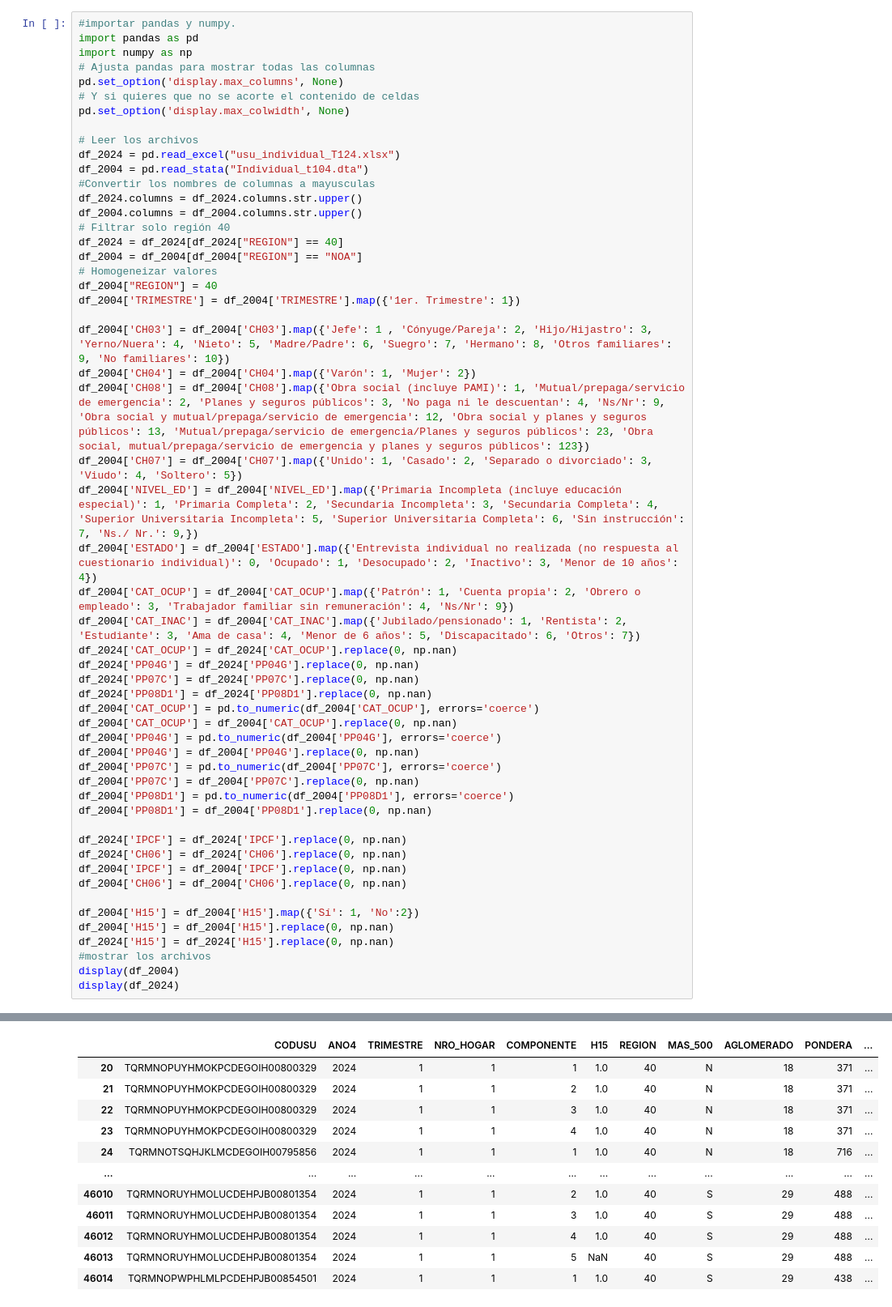
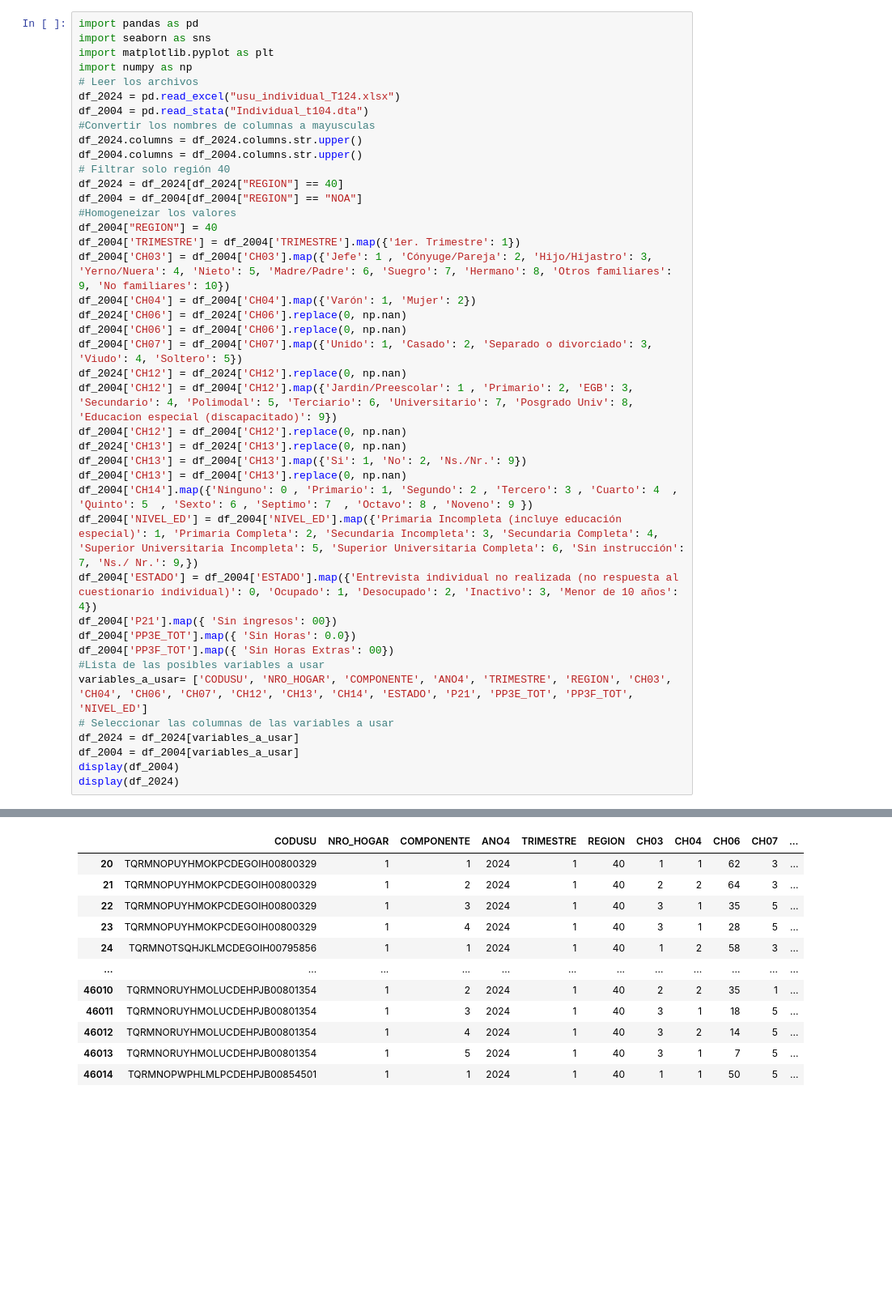
Before and after one commit to LucaDadderio0/-BigDataUBA-Grup10, a Jupyter notebook: TP3/Big_Data_TP3_Grupo10.ipynb, the cells around one changed output, grey strips where cells are left out. Shown at 81% size. Saved outputs shown, nothing was run; the diff lists cells and outputs as text; blank space fills up the shorter version.

```diff
--- a/TP3/Big_Data_TP3_Grupo10.ipynb
+++ b/TP3/Big_Data_TP3_Grupo10.ipynb
@@ -1,12 +1,8 @@
 # %%
-#importar pandas y numpy.
 import pandas as pd
+import seaborn as sns
+import matplotlib.pyplot as plt
 import numpy as np
-# Ajusta pandas para mostrar todas las columnas
-pd.set_option('display.max_columns', None)
-# Y si quieres que no se acorte el contenido de celdas
-pd.set_option('display.max_colwidth', None)
-
 # Leer los archivos
 df_2024 = pd.read_excel("usu_individual_T124.xlsx")
 df_2004 = pd.read_stata("Individual_t104.dta")
@@ -16,40 +12,31 @@ df_2004.columns = df_2004.columns.str.upper()
 # Filtrar solo región 40
 df_2024 = df_2024[df_2024["REGION"] == 40]
 df_2004 = df_2004[df_2004["REGION"] == "NOA"]
-# Homogeneizar valores
+#Homogeneizar los valores
 df_2004["REGION"] = 40
 df_2004['TRIMESTRE'] = df_2004['TRIMESTRE'].map({'1er. Trimestre': 1})
-
 df_2004['CH03'] = df_2004['CH03'].map({'Jefe': 1 , 'Cónyuge/Pareja': 2, 'Hijo/Hijastro': 3, 'Yerno/Nuera': 4, 'Nieto': 5, 'Madre/Padre': 6, 'Suegro': 7, 'Hermano': 8, 'Otros familiares': 9, 'No familiares': 10})
 df_2004['CH04'] = df_2004['CH04'].map({'Varón': 1, 'Mujer': 2})
-df_2004['CH08'] = df_2004['CH08'].map({'Obra social (incluye PAMI)': 1, 'Mutual/prepaga/servicio de emergencia': 2, 'Planes y seguros públicos': 3, 'No paga ni le descuentan': 4, 'Ns/Nr': 9, 'Obra social y mutual/prepaga/servicio de emergencia': 12, 'Obra social y planes y seguros públicos': 13, 'Mutual/prepaga/servicio de emergencia/Planes y seguros públicos': 23, 'Obra social, mutual/prepaga/servicio de emergencia y planes y seguros públicos': 123})
+df_2024['CH06'] = df_2024['CH06'].replace(0, np.nan)
+df_2004['CH06'] = df_2004['CH06'].replace(0, np.nan)
 df_2004['CH07'] = df_2004['CH07'].map({'Unido': 1, 'Casado': 2, 'Separado o divorciado': 3, 'Viudo': 4, 'Soltero': 5})
+df_2024['CH12'] = df_2024['CH12'].replace(0, np.nan)
+df_2004['CH12'] = df_2004['CH12'].map({'Jardin/Preescolar': 1 , 'Primario': 2, 'EGB': 3, 'Secundario': 4, 'Polimodal': 5, 'Terciario': 6, 'Universitario': 7, 'Posgrado Univ': 8, 'Educacion especial (discapacitado)': 9})
+df_2004['CH12'] = df_2004['CH12'].replace(0, np.nan)
+df_2024['CH13'] = df_2024['CH13'].replace(0, np.nan)
+df_2004['CH13'] = df_2004['CH13'].map({'Si': 1, 'No': 2, 'Ns./Nr.': 9})
+df_2004['CH13'] = df_2004['CH13'].replace(0, np.nan)
+df_2004['CH14'].map({'Ninguno': 0 , 'Primario': 1, 'Segundo': 2 , 'Tercero': 3 , 'Cuarto': 4  , 'Quinto': 5  , 'Sexto': 6 , 'Septimo': 7  , 'Octavo': 8 , 'Noveno': 9 })
 df_2004['NIVEL_ED'] = df_2004['NIVEL_ED'].map({'Primaria Incompleta (incluye educación especial)': 1, 'Primaria Completa': 2, 'Secundaria Incompleta': 3, 'Secundaria Completa': 4, 'Superior Universitaria Incompleta': 5, 'Superior Universitaria Completa': 6, 'Sin instrucción': 7, 'Ns./ Nr.': 9,})
 df_2004['ESTADO'] = df_2004['ESTADO'].map({'Entrevista individual no realizada (no respuesta al cuestionario individual)': 0, 'Ocupado': 1, 'Desocupado': 2, 'Inactivo': 3, 'Menor de 10 años': 4})
-df_2004['CAT_OCUP'] = df_2004['CAT_OCUP'].map({'Patrón': 1, 'Cuenta propia': 2, 'Obrero o empleado': 3, 'Trabajador familiar sin remuneración': 4, 'Ns/Nr': 9})
-df_2004['CAT_INAC'] = df_2004['CAT_INAC'].map({'Jubilado/pensionado': 1, 'Rentista': 2, 'Estudiante': 3, 'Ama de casa': 4, 'Menor de 6 años': 5, 'Discapacitado': 6, 'Otros': 7})
-df_2024['CAT_OCUP'] = df_2024['CAT_OCUP'].replace(0, np.nan)
-df_2024['PP04G'] = df_2024['PP04G'].replace(0, np.nan)
-df_2024['PP07C'] = df_2024['PP07C'].replace(0, np.nan)
-df_2024['PP08D1'] = df_2024['PP08D1'].replace(0, np.nan)
-df_2004['CAT_OCUP'] = pd.to_numeric(df_2004['CAT_OCUP'], errors='coerce')
-df_2004['CAT_OCUP'] = df_2004['CAT_OCUP'].replace(0, np.nan)
-df_2004['PP04G'] = pd.to_numeric(df_2004['PP04G'], errors='coerce')
-df_2004['PP04G'] = df_2004['PP04G'].replace(0, np.nan)
-df_2004['PP07C'] = pd.to_numeric(df_2004['PP07C'], errors='coerce')
-df_2004['PP07C'] = df_2004['PP07C'].replace(0, np.nan)
-df_2004['PP08D1'] = pd.to_numeric(df_2004['PP08D1'], errors='coerce')
-df_2004['PP08D1'] = df_2004['PP08D1'].replace(0, np.nan)
-
-df_2024['IPCF'] = df_2024['IPCF'].replace(0, np.nan)
-df_2024['CH06'] = df_2024['CH06'].replace(0, np.nan)
-df_2004['IPCF'] = df_2004['IPCF'].replace(0, np.nan)
-df_2004['CH06'] = df_2004['CH06'].replace(0, np.nan)
-
-df_2004['H15'] = df_2004['H15'].map({'Sí': 1, 'No':2})
-df_2004['H15'] = df_2004['H15'].replace(0, np.nan)
-df_2024['H15'] = df_2024['H15'].replace(0, np.nan)
-#mostrar los archivos
+df_2004['P21'].map({ 'Sin ingresos': 00})
+df_2004['PP3E_TOT'].map({ 'Sin Horas': 0.0})
+df_2004['PP3F_TOT'].map({ 'Sin Horas Extras': 00})
+#Lista de las posibles variables a usar
+variables_a_usar= ['CODUSU', 'NRO_HOGAR', 'COMPONENTE', 'ANO4', 'TRIMESTRE', 'REGION', 'CH03', 'CH04', 'CH06', 'CH07', 'CH12', 'CH13', 'CH14', 'ESTADO', 'P21', 'PP3E_TOT', 'PP3F_TOT', 'NIVEL_ED']
+# Seleccionar las columnas de las variables a usar
+df_2024 = df_2024[variables_a_usar]
+df_2004 = df_2004[variables_a_usar]
 display(df_2004)
 display(df_2024)
 # %% [output]
@@ -69,12 +56,12 @@ display(df_2024)
-|  | CODUSU | ANO4 | TRIMESTRE | NRO_HOGAR | COMPONENTE | H15 | REGION | MAS_500 | AGLOMERADO | PONDERA | ... |
-| 20 | TQRMNOPUYHMOKPCDEGOIH00800329 | 2024 | 1 | 1 | 1 | 1.0 | 40 | N | 18 | 371 | ... |
-| 21 | TQRMNOPUYHMOKPCDEGOIH00800329 | 2024 | 1 | 1 | 2 | 1.0 | 40 | N | 18 | 371 | ... |
-| 22 | TQRMNOPUYHMOKPCDEGOIH00800329 | 2024 | 1 | 1 | 3 | 1.0 | 40 | N | 18 | 371 | ... |
-| 23 | TQRMNOPUYHMOKPCDEGOIH00800329 | 2024 | 1 | 1 | 4 | 1.0 | 40 | N | 18 | 371 | ... |
-| 24 | TQRMNOTSQHJKLMCDEGOIH00795856 | 2024 | 1 | 1 | 1 | 1.0 | 40 | N | 18 | 716 | ... |
+|  | CODUSU | NRO_HOGAR | COMPONENTE | ANO4 | TRIMESTRE | REGION | CH03 | CH04 | CH06 | CH07 | ... |
+| 20 | TQRMNOPUYHMOKPCDEGOIH00800329 | 1 | 1 | 2024 | 1 | 40 | 1 | 1 | 62 | 3 | ... |
+| 21 | TQRMNOPUYHMOKPCDEGOIH00800329 | 1 | 2 | 2024 | 1 | 40 | 2 | 2 | 64 | 3 | ... |
+| 22 | TQRMNOPUYHMOKPCDEGOIH00800329 | 1 | 3 | 2024 | 1 | 40 | 3 | 1 | 35 | 5 | ... |
+| 23 | TQRMNOPUYHMOKPCDEGOIH00800329 | 1 | 4 | 2024 | 1 | 40 | 3 | 1 | 28 | 5 | ... |
+| 24 | TQRMNOTSQHJKLMCDEGOIH00795856 | 1 | 1 | 2024 | 1 | 40 | 1 | 2 | 58 | 3 | ... |
 | ... | ... | ... | ... | ... | ... | ... | ... | ... | ... | ... | ... |
-| 46010 | TQRMNORUYHMOLUCDEHPJB00801354 | 2024 | 1 | 1 | 2 | 1.0 | 40 | S | 29 | 488 | ... |
-| 46011 | TQRMNORUYHMOLUCDEHPJB00801354 | 2024 | 1 | 1 | 3 | 1.0 | 40 | S | 29 | 488 | ... |
-| 46012 | TQRMNORUYHMOLUCDEHPJB00801354 | 2024 | 1 | 1 | 4 | 1.0 | 40 | S | 29 | 488 | ... |
-| 46013 | TQRMNORUYHMOLUCDEHPJB00801354 | 2024 | 1 | 1 | 5 | NaN | 40 | S | 29 | 488 | ... |
-| 46014 | TQRMNOPWPHLMLPCDEHPJB00854501 | 2024 | 1 | 1 | 1 | 1.0 | 40 | S | 29 | 438 | ... |
+| 46010 | TQRMNORUYHMOLUCDEHPJB00801354 | 1 | 2 | 2024 | 1 | 40 | 2 | 2 | 35 | 1 | ... |
+| 46011 | TQRMNORUYHMOLUCDEHPJB00801354 | 1 | 3 | 2024 | 1 | 40 | 3 | 1 | 18 | 5 | ... |
+| 46012 | TQRMNORUYHMOLUCDEHPJB00801354 | 1 | 4 | 2024 | 1 | 40 | 3 | 2 | 14 | 5 | ... |
+| 46013 | TQRMNORUYHMOLUCDEHPJB00801354 | 1 | 5 | 2024 | 1 | 40 | 3 | 1 | 7 | 5 | ... |
+| 46014 | TQRMNOPWPHLMLPCDEHPJB00854501 | 1 | 1 | 2024 | 1 | 40 | 1 | 1 | 50 | 5 | ... |
```
Also changed, not shown: parts of 15 cells of this notebook.
